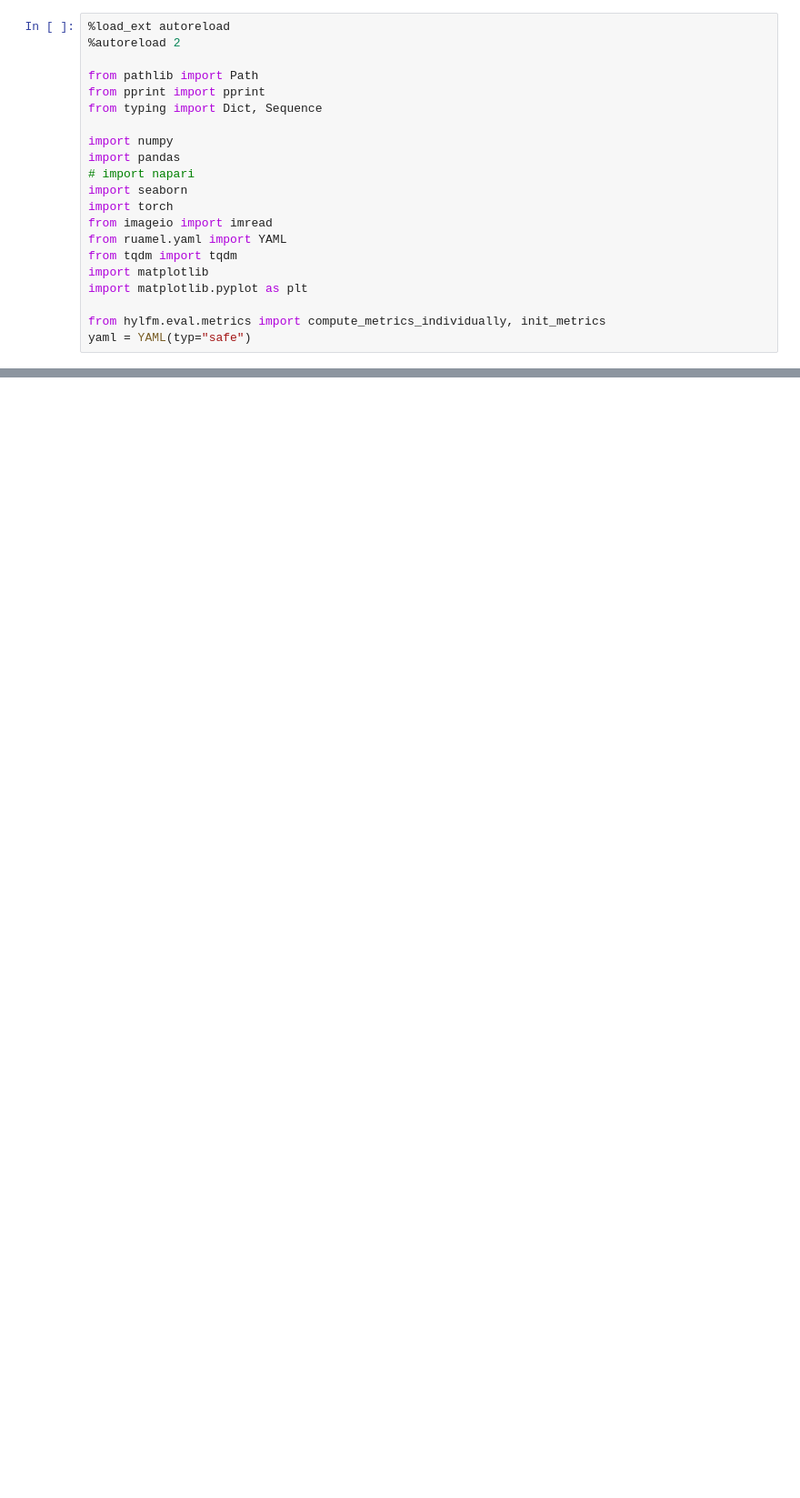
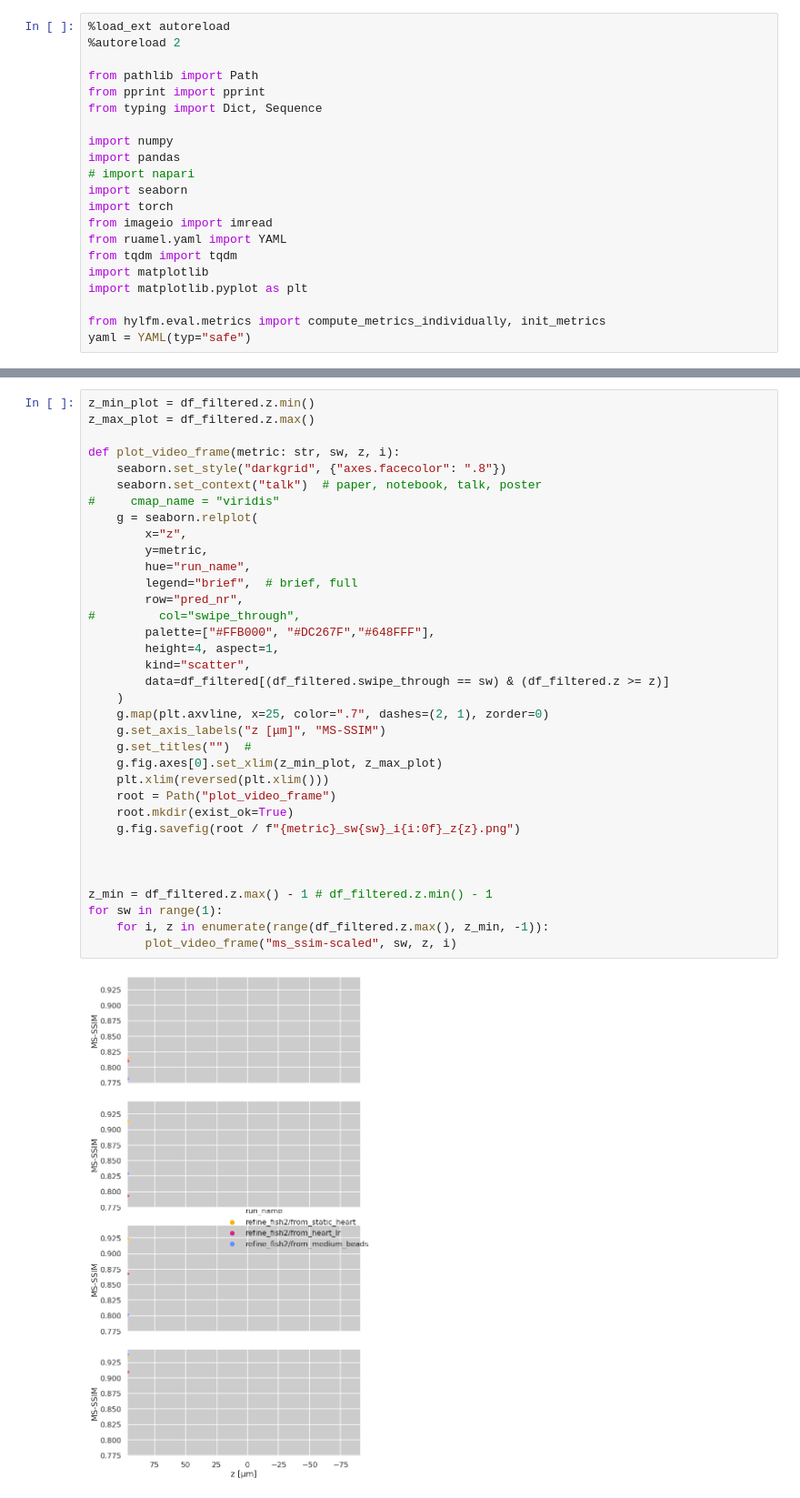
Before and after one commit to kreshuklab/hylfm-net, a Jupyter notebook: notebooks/eval_refine.ipynb, the cells around one changed output, grey strips where cells are left out. Shown at 91% size. Saved outputs shown, nothing was run; the diff lists cells and outputs as text; blank space fills up the shorter version.

```diff
--- a/notebooks/eval_refine.ipynb
+++ b/notebooks/eval_refine.ipynb
@@ -219 +302,38 @@ df_filtered.z.min()
+# %%
+z_min_plot = df_filtered.z.min()
+z_max_plot = df_filtered.z.max()
+
+def plot_video_frame(metric: str, sw, z, i):
+    seaborn.set_style("darkgrid", {"axes.facecolor": ".8"})
+    seaborn.set_context("talk")  # paper, notebook, talk, poster
+#     cmap_name = "viridis"
+    g = seaborn.relplot(
+        x="z",
+        y=metric,
+        hue="run_name",
+        legend="brief",  # brief, full
+        row="pred_nr",
+#         col="swipe_through",
+        palette=["#FFB000", "#DC267F","#648FFF"],
+        height=4, aspect=1,
+        kind="scatter",
+        data=df_filtered[(df_filtered.swipe_through == sw) & (df_filtered.z >= z)]
+    )
+    g.map(plt.axvline, x=25, color=".7", dashes=(2, 1), zorder=0)
+    g.set_axis_labels("z [μm]", "MS-SSIM")
+    g.set_titles("")  #
+    g.fig.axes[0].set_xlim(z_min_plot, z_max_plot)
+    plt.xlim(reversed(plt.xlim()))
+    root = Path("plot_video_frame")
+    root.mkdir(exist_ok=True)
+    g.fig.savefig(root / f"{metric}_sw{sw}_i{i:0f}_z{z}.png")
+
+
+
+z_min = df_filtered.z.max() - 1 # df_filtered.z.min() - 1
+for sw in range(1):
+    for i, z in enumerate(range(df_filtered.z.max(), z_min, -1)):
+        plot_video_frame("ms_ssim-scaled", sw, z, i)
+# %% [output]
+[figure, added]
 # %%
```
Also changed, not shown: parts of 19 cells of this notebook, 13 other files.
